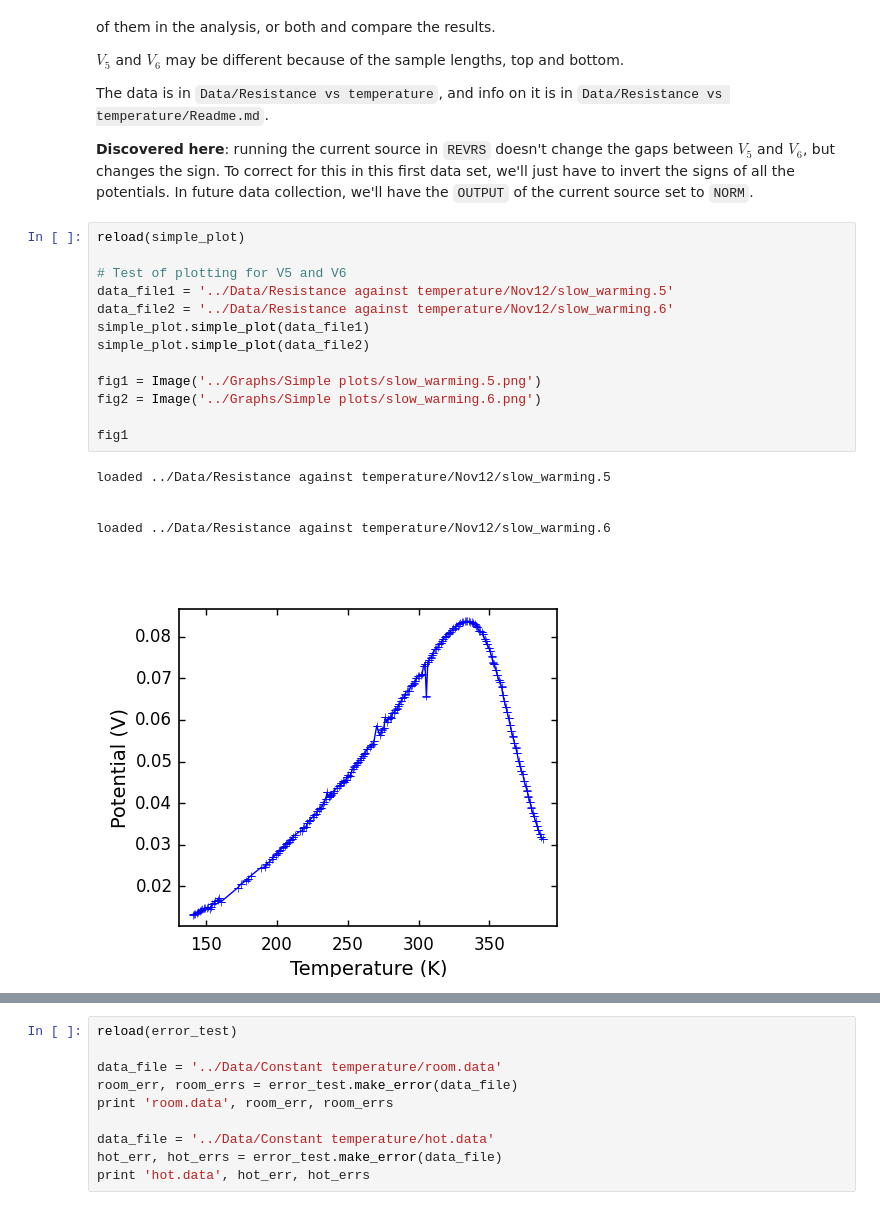
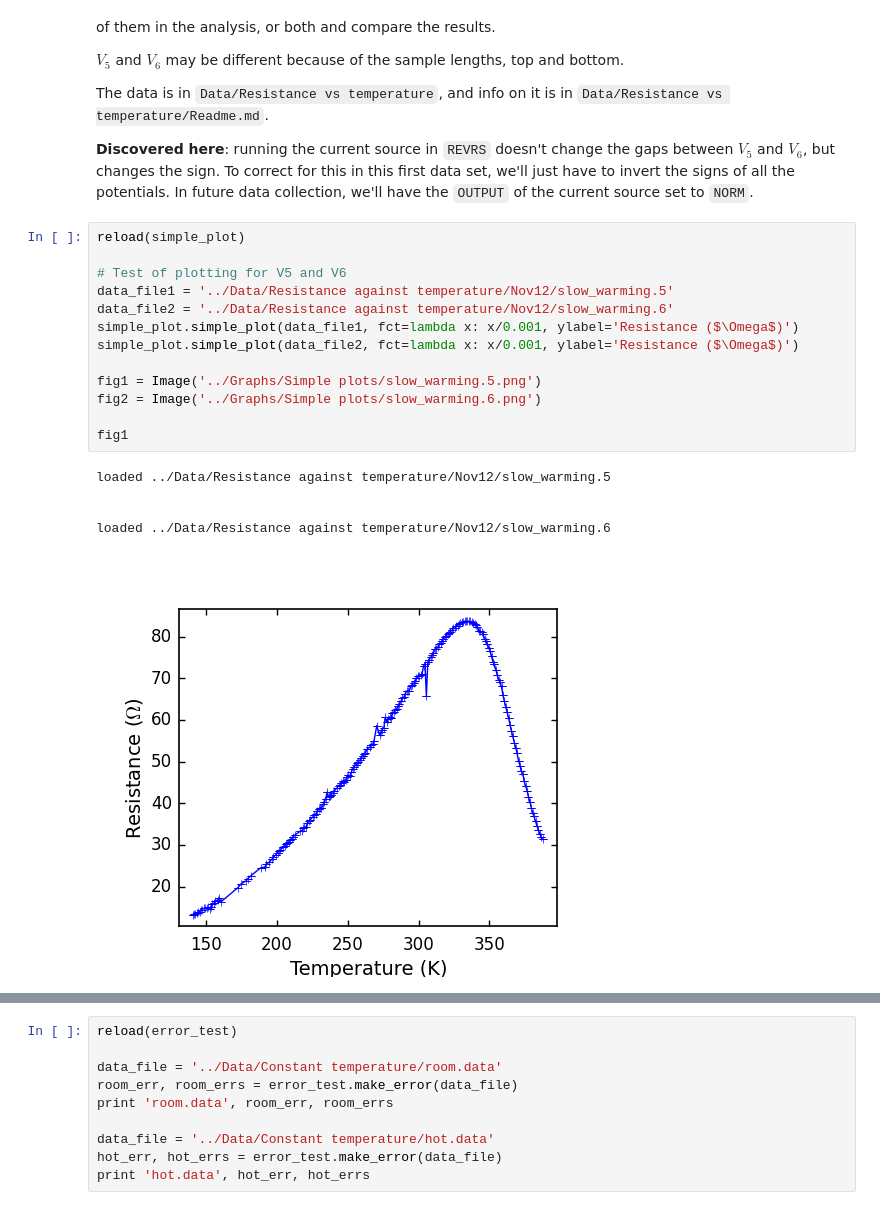
Before and after one commit to ejetzer/hall, a Jupyter notebook: Outline/Lab Outline.ipynb, the cells around one changed output, grey strips where cells are left out. Cells and saved outputs as stored; diff of their text form.

```diff
--- a/Outline/Lab Outline.ipynb
+++ b/Outline/Lab Outline.ipynb
@@ -177,22 +177,22 @@ The data is in `Data/Resistance vs temperature`, and info on it is in `Data/Resi
 # %%
 reload(simple_plot)
 
 # Test of plotting for V5 and V6
 data_file1 = '../Data/Resistance against temperature/Nov12/slow_warming.5'
 data_file2 = '../Data/Resistance against temperature/Nov12/slow_warming.6'
-simple_plot.simple_plot(data_file1)
-simple_plot.simple_plot(data_file2)
+simple_plot.simple_plot(data_file1, fct=lambda x: x/0.001, ylabel='Resistance ($\Omega$)')
+simple_plot.simple_plot(data_file2, fct=lambda x: x/0.001, ylabel='Resistance ($\Omega$)')
 
 fig1 = Image('../Graphs/Simple plots/slow_warming.5.png')
 fig2 = Image('../Graphs/Simple plots/slow_warming.6.png')
 
 fig1
 # %% [output]
 loaded ../Data/Resistance against temperature/Nov12/slow_warming.5
 
 
 loaded ../Data/Resistance against temperature/Nov12/slow_warming.6
-[figure, old version]
+[figure, new version]
 # %%
 fig2
 # %% [output]
```
Also changed, not shown: parts of 22 cells of this notebook, 18 other files.
